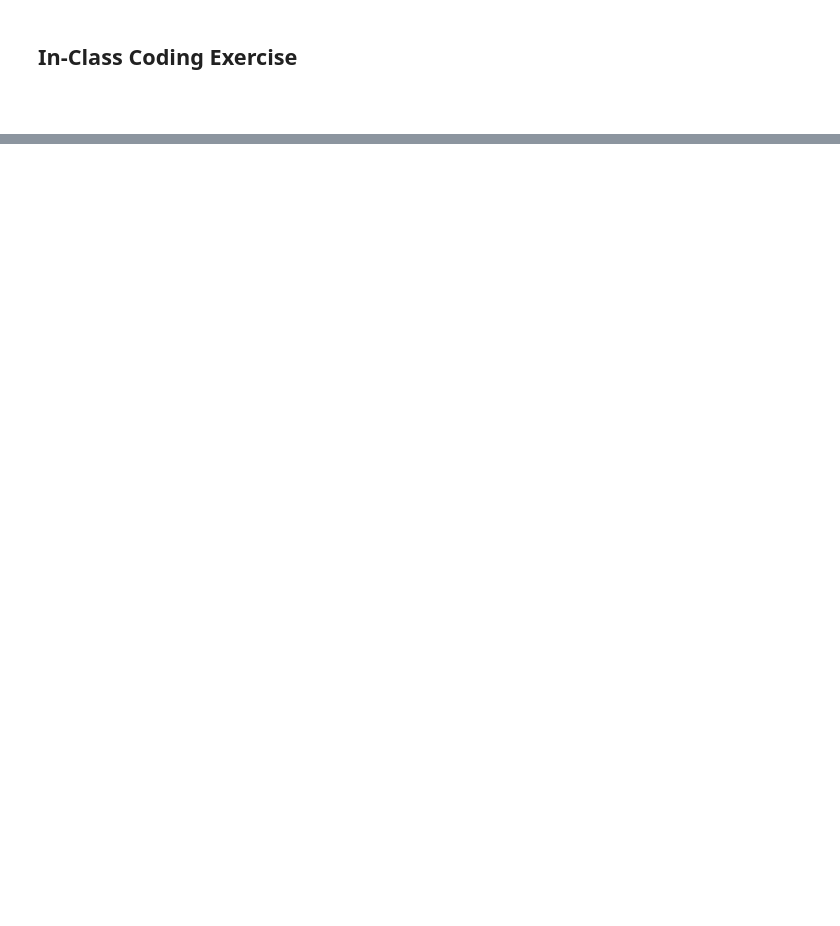
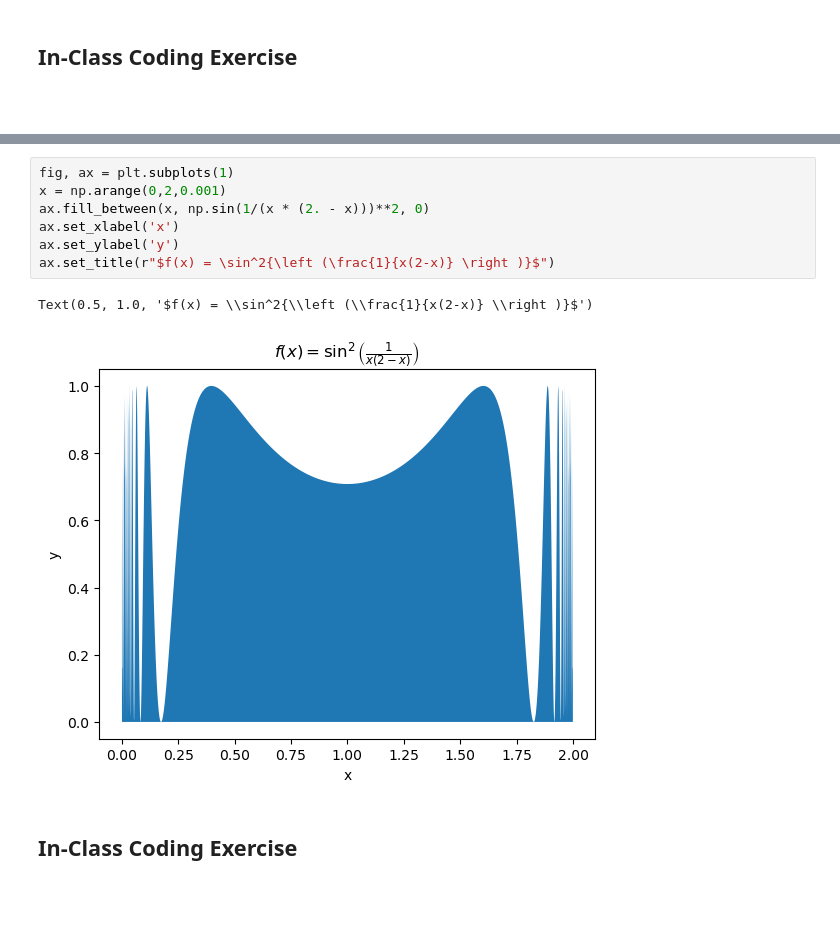
Before and after one commit to akuznetsova/2026_compphys, a Jupyter notebook: content/lessons/11a_MC.ipynb, the cells around one changed output, grey strips where cells are left out. Cells and saved outputs as stored; diff of their text form; blank space fills up the shorter version.

````diff
--- a/content/lessons/11a_MC.ipynb
+++ b/content/lessons/11a_MC.ipynb
@@ -245,0 +278,15 @@ $$ \int_{-\inf}^x(z) p(x') dx' = z $$
+# %%
+fig, ax = plt.subplots(1)
+x = np.arange(0,2,0.001)
+ax.fill_between(x, np.sin(1/(x * (2. - x)))**2, 0)
+ax.set_xlabel('x')
+ax.set_ylabel('y')
+ax.set_title(r"$f(x) = \sin^2{\left (\frac{1}{x(2-x)} \right )}$")
+# %% [output]
+Text(0.5, 1.0, '$f(x) = \\sin^2{\\left (\\frac{1}{x(2-x)} \\right )}$')
+[figure, added]
+# %% [markdown]
+<h2><span class="fa fa-flash"></span> In-Class Coding Exercise </h2>
+
+```{embed} icc_11-3
+```
````
Also changed, not shown: parts of 4 cells of this notebook, 3 other files.
